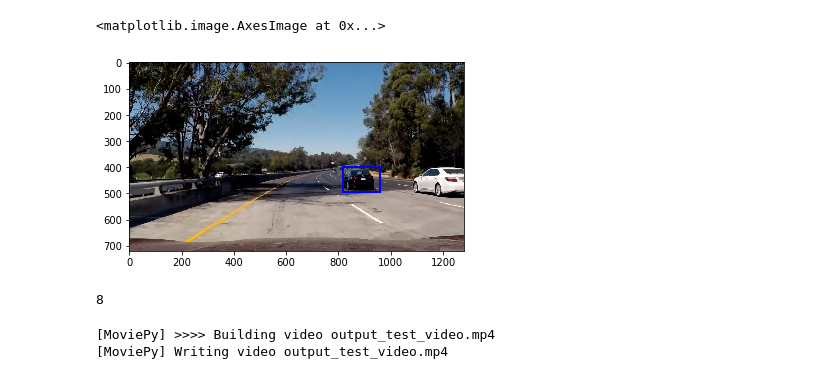
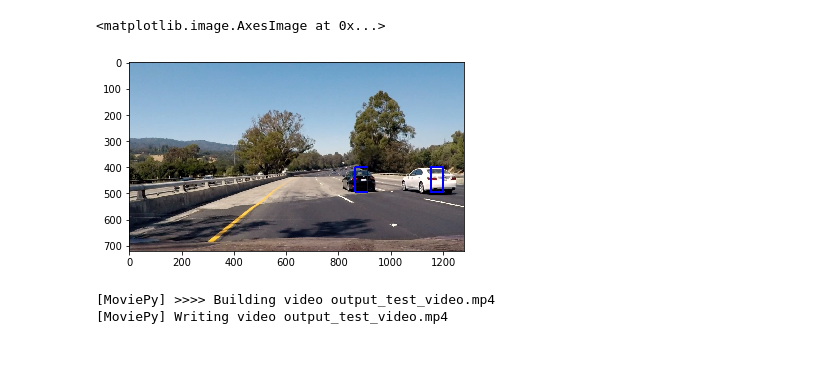
Before and after one commit to xiaohuieddie/Vehicle-Detection-and-Tracking, a Jupyter notebook: Video_Pipeline.ipynb, the cells around one changed output. Saved outputs shown, nothing was run; the diff lists cells and outputs as text; code cells hidden in the pictures.

```diff
--- a/Video_Pipeline.ipynb
+++ b/Video_Pipeline.ipynb
@@ -18,42 +18,43 @@ dist_pickle = pickle.load( open( "svc_model.p", "rb" ) )
 svc = dist_pickle["svc"]
 X_scaler = dist_pickle["X_scaler"]
 # %%
+import math
+import collections
+# heatmaps = collections.deque(maxlen=5)
 ystart = 400
 ystop = 656
 scale = 1.5
-orient = 9  # HOG orientations
-pix_per_cell = 8 # HOG pixels per cell
+orient = 11  # HOG orientations
+pix_per_cell = 16 # HOG pixels per cell
 cell_per_block = 2 # HOG cells per block
-spatial_size = (32, 32) # Spatial binning dimensions
-hist_bins = 32    # Number of histogram bins
+spatial_size = (16, 16) # Spatial binning dimensions
+hist_bins = 16    # Number of histogram bins
 def Image_Process(image):
     out_img, box_list = find_cars(image, ystart, ystop, scale, svc, X_scaler, orient,
                                   pix_per_cell, cell_per_block, spatial_size, hist_bins)
     heat = np.zeros_like(image[:,:,0]).astype(np.float)
     # Add heat to each box in box list
     heat = add_heat(heat,box_list)
 
+#     heatmaps.append(heat)
+#     heatmap_sum = sum(heatmaps)
     # Apply threshold to help remove false positives
-    heat = apply_threshold(heat,threshold = 2)
+    heat = apply_threshold(heat,threshold = 1)
 
     # Visualize the heatmap when displaying
     heatmap = np.clip(heat, 0, 255)
 
     # Find final boxes from heatmap using label function
     labels = label(heatmap)
     draw_img = draw_labeled_bboxes(np.copy(image), labels)
 
     return draw_img
 
-image = mpimg.imread('test_images/test5.jpg')
+image = mpimg.imread('test_images/test4.jpg')
 plt.imshow(Image_Process(image))
 # %% [output]
 <matplotlib.image.AxesImage at 0x...>
-[figure, old version]
+[figure, new version]
-# %%
-65//8
-# %% [output]
-8
 # %%
 # Import everything needed to edit/save/watch video clips
 from moviepy.editor import VideoFileClip
```
Also changed, not shown: 4 other files.
